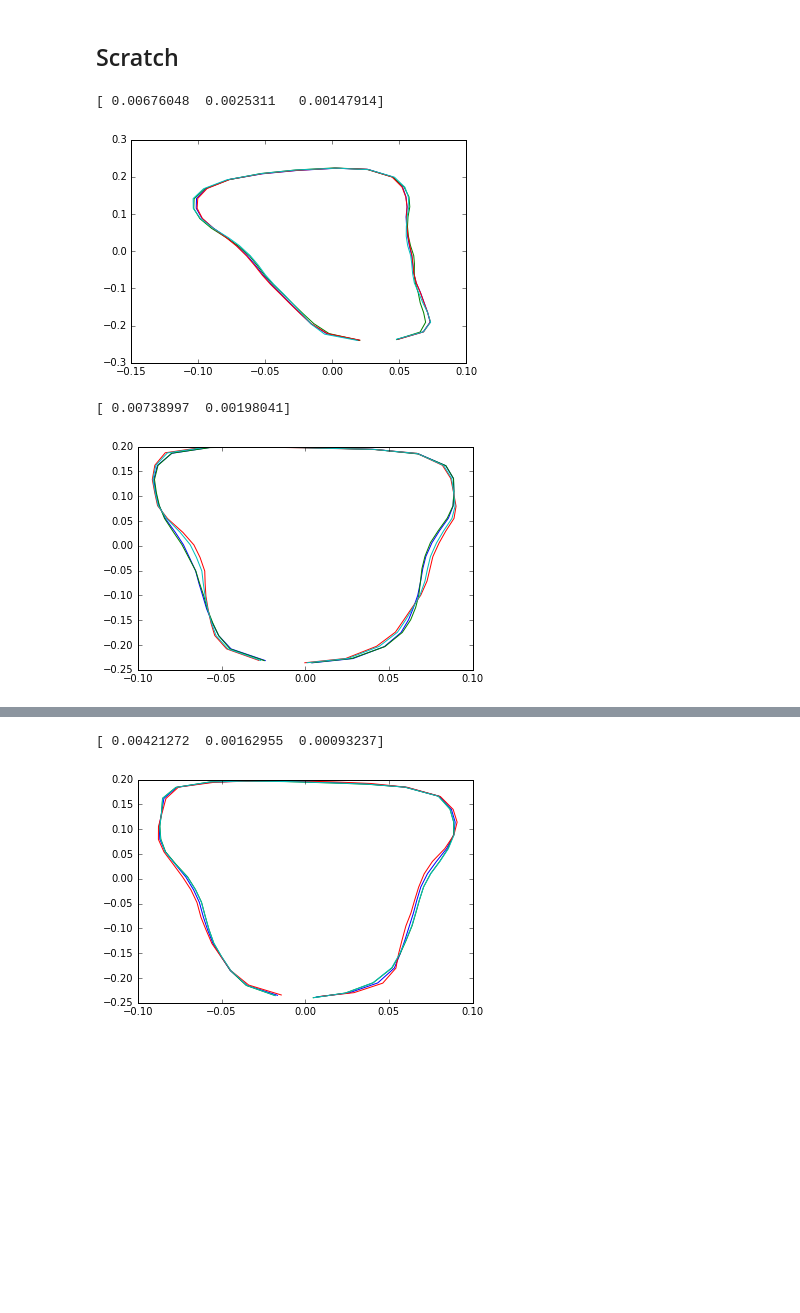
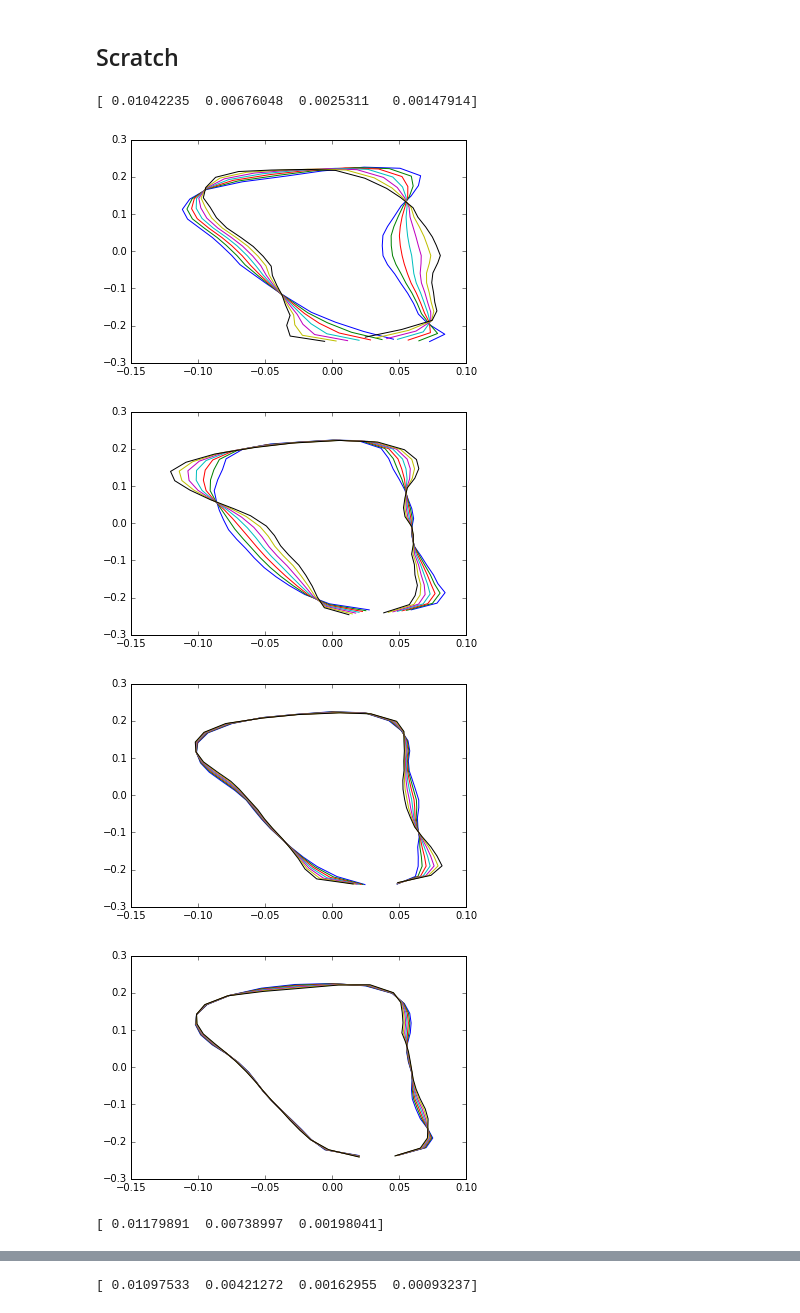
Before and after one commit to Gaurav14cs17/KU_Leuven, a Jupyter notebook: CV/project/Project.ipynb, the cells around one changed output, grey strips where cells are left out. Saved outputs shown, nothing was run; the diff lists cells and outputs as text; code cells hidden in the pictures; blank space fills up the shorter version.

Commit message:
fixed pca bug, added modes

```diff
--- a/CV/project/Project.ipynb
+++ b/CV/project/Project.ipynb
@@ -298,11 +311,12 @@ def pcaV(X,varianceFraction=0.9):
     lall,Wall=eigop(X - mu)
     varfrac = np.cumsum(lall/np.sum(lall))
     k=bisect.bisect_right(varfrac,varianceFraction)
-    return lall[1:k],Wall[:,1:k],mu
+    return lall[0:k],Wall[:,0:k],mu
 # %% [markdown]
 ## asm.py - Shape model for a tooth
 # %%
 import numpy as np
+import math
 
 class ASM:
     def __init__(self,shapes,varfrac):
@@ -334,6 +348,23 @@ class ASM:
         '''
         return convertShapeVectorIntoShape(self.mu)
 
+    def getShape(self,factors):
+        b=np.multiply(factors,3*np.sqrt(self.lambdas))
+        return convertShapeVectorIntoShape(self.mu-np.dot(self.P,b))
+
+    def getModes(self):
+        shapeListList=[]
+        for i in range(len(self.lambdas)):
+            shapeList = []
+            for j in range(-3,4):
+                factors = np.zeros(self.lambdas.shape)
+                factors[i]=j
+                shapeList.append(self.getShape(factors))
+            shapeListList.append(shapeList)
+        return shapeListList
+
+
+
     def generateRandomShape(self):
         '''
         Returns a random n shape generated from the model for visualization
@@ -341,9 +372,7 @@ class ASM:
         Cootes, Tim, E. R. Baldock, and J. Graham. "An introduction to active shape models."
         Image processing and analysis (2000): 223-248.
         '''
-        factors = np.random.uniform(-1, 1, size=self.lambdas.shape)
-        b=np.multiply(factors,3*self.lambdas)
-        return convertShapeVectorIntoShape(self.mu-np.dot(self.P,b))
+        return(self.getShape(np.random.uniform(-1, 1, size=self.lambdas.shape)))
 # %% [markdown]
 ## Reading Radiograms, Segmentation and Landmarks
 # %%
@@ -363,35 +392,39 @@ images,data=load_images(landmarks,path='/home/bharath/workspace/CV/Project/data/
 #        centeredShapes.append(cshape)
 #    plotShapes(centeredShapes)
 #shapes=extractLandmarksForIncisorByIndex(landmarks,3)
 #cshapes=[]
 #for shape in shapes:
 #    cshape,_=centerShape(shape)
 #    cshapes.append(cshape)
 #plotShapes(cshapes)
 #ashape,_=alignAtoBProcrustes(cshapes[6],cshapes[1])
 #plotShapes([cshapes[6],cshapes[1]])
 #plotShapes([ashape,cshapes[1]])
 #newshapes,meanShape,t=gpa(shapes)
 #plotShapes([meanShape])
 #plotShapes(newshapes)
 #ashapemat=[]
 #ashapemean=[]
 for i in range(8):
     shapes=extractLandmarksForIncisorByIndex(landmarks,i)
     #newshapes,meanShape,t=gpa(shapes)
     #print 'Completed gpa of incisor ' + str(i) + ' in ' + str(t) + ' iterations '
     #plotShapes([meanShape])
     #ashapemat.append(newshapes)
     #ashapemean.append(meanShape)
     #X=prePCA(shapes)
     #l,W,mu=pcaV(X,0.9)
     #print W.shape
     #print l
     model = ASM(shapes,0.9)
     print model.getLambdas()
-    plotShapes([model.getMeanShape(),model.generateRandomShape(),model.generateRandomShape(),model.generateRandomShape()])
+    modes=model.getModes()
+    for j in range(len(model.getLambdas())):
+        plotShapes(modes[j])
 # %% [output]
-[ 0.00676048  0.0025311   0.00147914]
+[ 0.01042235  0.00676048  0.0025311   0.00147914]
-[figure, old version]
+[figure, new version]
+[figure, new version]
+[figure, new version]
+[figure, new version]
-[ 0.00738997  0.00198041]
+[ 0.01179891  0.00738997  0.00198041]
-[figure, old version]
@@ -398,2 +434 @@ for i in range(8):
-[ 0.00421272  0.00162955  0.00093237]
+[ 0.01097533  0.00421272  0.00162955  0.00093237]
-[figure, old version]
```
Also changed, not shown: parts of 2 cells of this notebook, 3 other files.
